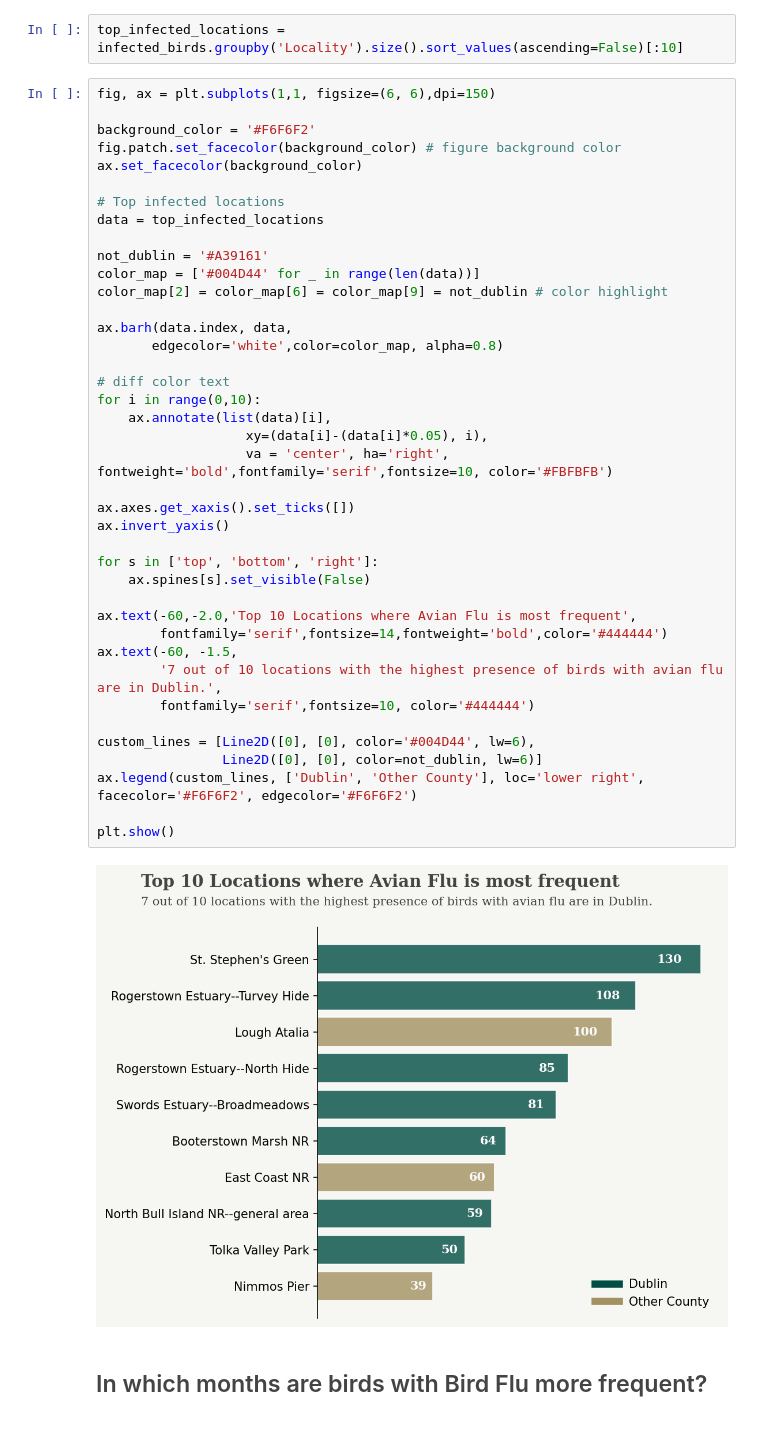
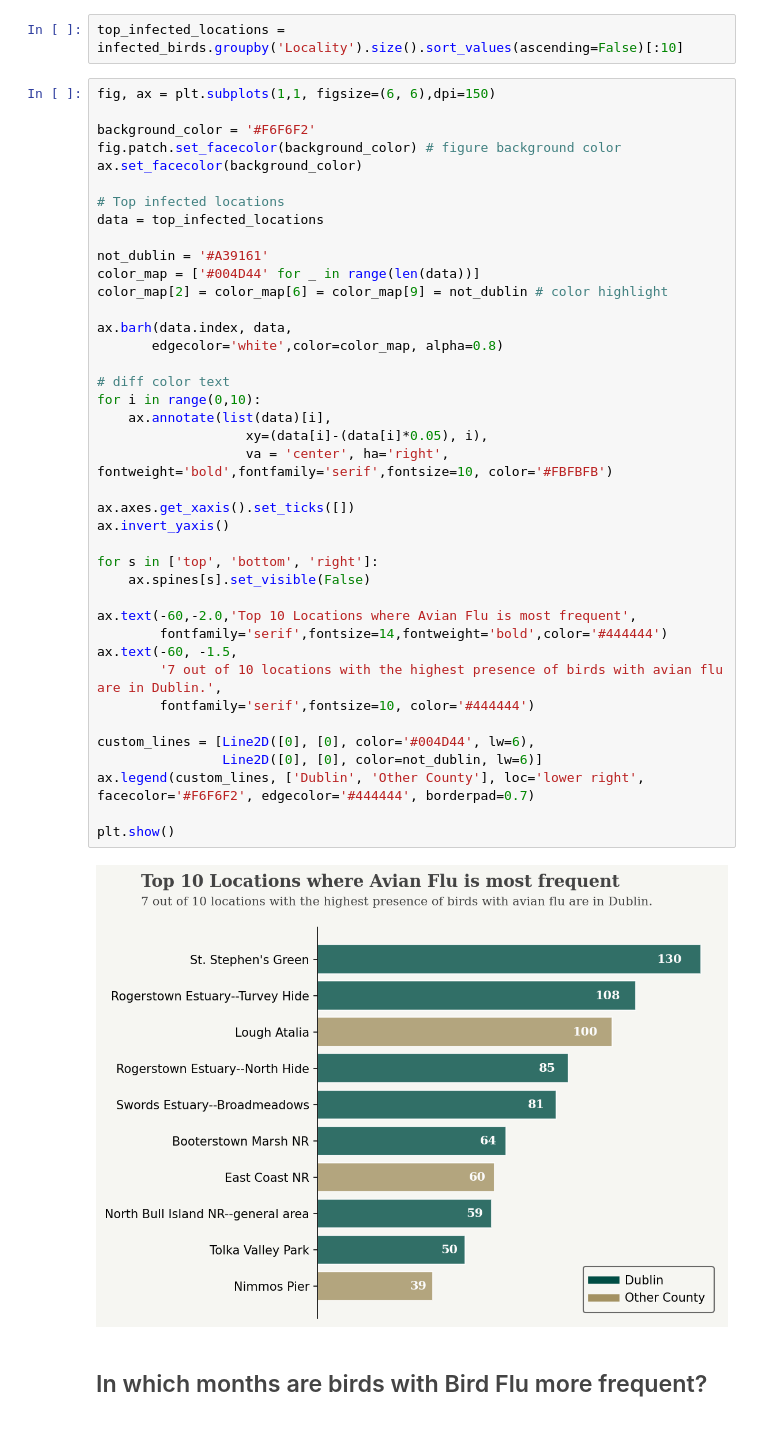
Before and after one commit to pessini/avian-flu-wild-birds-ireland, a Jupyter notebook: Wild-Bird-Species-Analysis.ipynb, the cells around one changed output. Cells and saved outputs as stored; diff of their text form.

```diff
--- a/Wild-Bird-Species-Analysis.ipynb
+++ b/Wild-Bird-Species-Analysis.ipynb
@@ -315,35 +315,35 @@ data = top_infected_locations
 not_dublin = '#A39161'
 color_map = ['#004D44' for _ in range(len(data))]
 color_map[2] = color_map[6] = color_map[9] = not_dublin # color highlight
 
 ax.barh(data.index, data,
        edgecolor='white',color=color_map, alpha=0.8)
 
 # diff color text
 for i in range(0,10):
     ax.annotate(list(data)[i],
                    xy=(data[i]-(data[i]*0.05), i),
                    va = 'center', ha='right', fontweight='bold',fontfamily='serif',fontsize=10, color='#FBFBFB')
 
 ax.axes.get_xaxis().set_ticks([])
 ax.invert_yaxis()
 
 for s in ['top', 'bottom', 'right']:
     ax.spines[s].set_visible(False)
 
 ax.text(-60,-2.0,'Top 10 Locations where Avian Flu is most frequent',
         fontfamily='serif',fontsize=14,fontweight='bold',color='#444444')
 ax.text(-60, -1.5,
         '7 out of 10 locations with the highest presence of birds with avian flu are in Dublin.',
         fontfamily='serif',fontsize=10, color='#444444')
 
 custom_lines = [Line2D([0], [0], color='#004D44', lw=6),
                 Line2D([0], [0], color=not_dublin, lw=6)]
-ax.legend(custom_lines, ['Dublin', 'Other County'], loc='lower right', facecolor='#F6F6F2', edgecolor='#F6F6F2')
+ax.legend(custom_lines, ['Dublin', 'Other County'], loc='lower right', facecolor='#F6F6F2', edgecolor='#444444', borderpad=0.7)
 
 plt.show()
 # %% [output]
-[figure, old version]
+[figure, new version]
 # %% [markdown]
 <a id="2.4"></a>
 ## <p style="font-size:100%; text-align:left; color:#444444;">In which months are birds with Bird Flu more frequent?</p>
```
